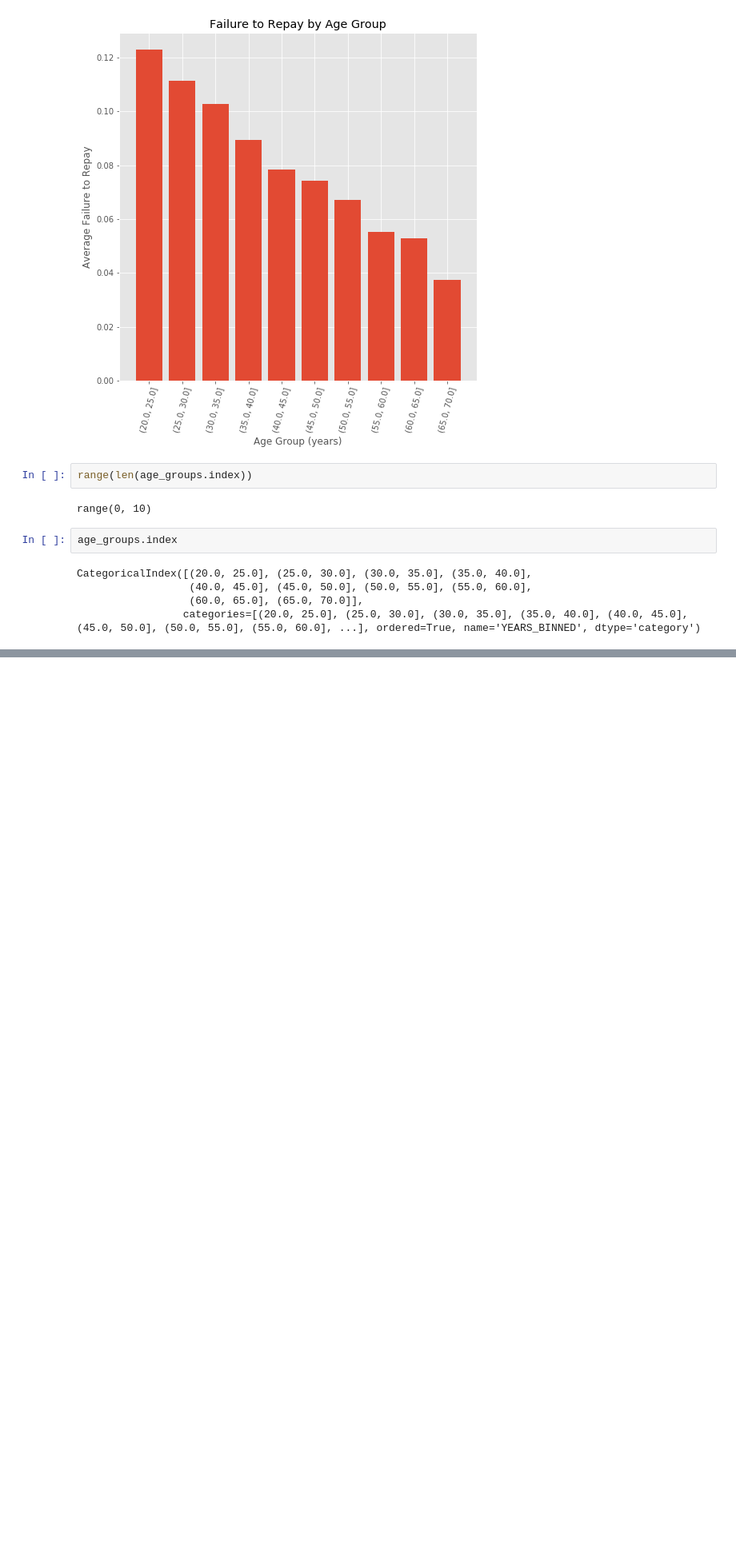
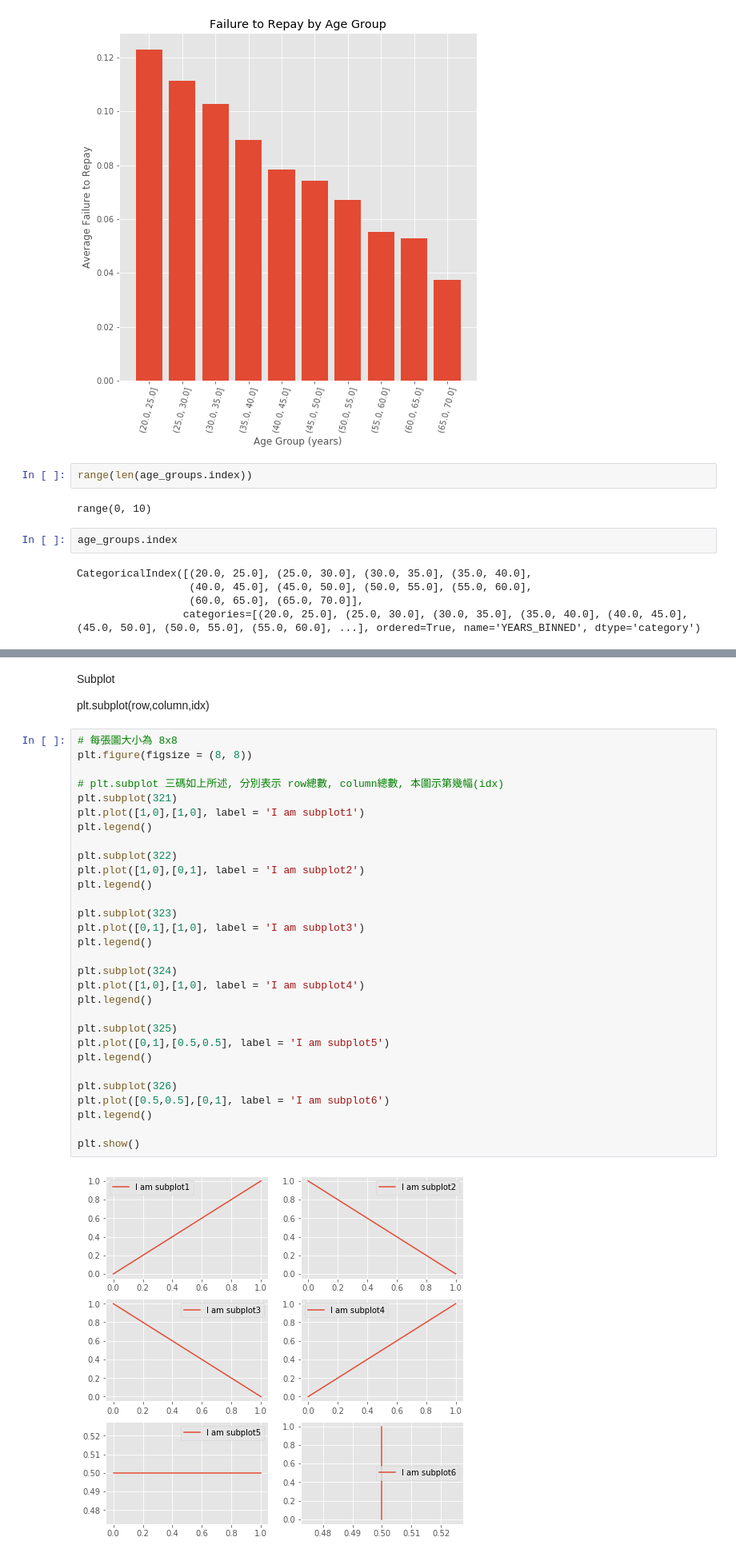
Before and after one commit to zzo30802/3rd-ML100Days, a Jupyter notebook: homework/02EDA探索式數據分析(Day014~).ipynb, the cells around one changed output, grey strips where cells are left out. Shown at 80% size. Saved outputs shown, nothing was run; the diff lists cells and outputs as text; blank space fills up the shorter version.

```diff
--- a/homework/02EDA探索式數據分析(Day014~).ipynb
+++ b/homework/02EDA探索式數據分析(Day014~).ipynb
@@ -941,0 +1074,36 @@ CategoricalIndex([(20.0, 25.0], (25.0, 30.0], (30.0, 35.0], (35.0, 40.0],
+# %% [markdown]
+Subplot
+
+plt.subplot(row,column,idx)
+# %%
+# 每張圖大小為 8x8
+plt.figure(figsize = (8, 8))
+
+# plt.subplot 三碼如上所述, 分別表示 row總數, column總數, 本圖示第幾幅(idx)
+plt.subplot(321)
+plt.plot([1,0],[1,0], label = 'I am subplot1')
+plt.legend()
+
+plt.subplot(322)
+plt.plot([1,0],[0,1], label = 'I am subplot2')
+plt.legend()
+
+plt.subplot(323)
+plt.plot([0,1],[1,0], label = 'I am subplot3')
+plt.legend()
+
+plt.subplot(324)
+plt.plot([1,0],[1,0], label = 'I am subplot4')
+plt.legend()
+
+plt.subplot(325)
+plt.plot([0,1],[0.5,0.5], label = 'I am subplot5')
+plt.legend()
+
+plt.subplot(326)
+plt.plot([0.5,0.5],[0,1], label = 'I am subplot6')
+plt.legend()
+
+plt.show()
+# %% [output]
+[figure, added]
```
Also changed, not shown: parts of 46 cells of this notebook.
